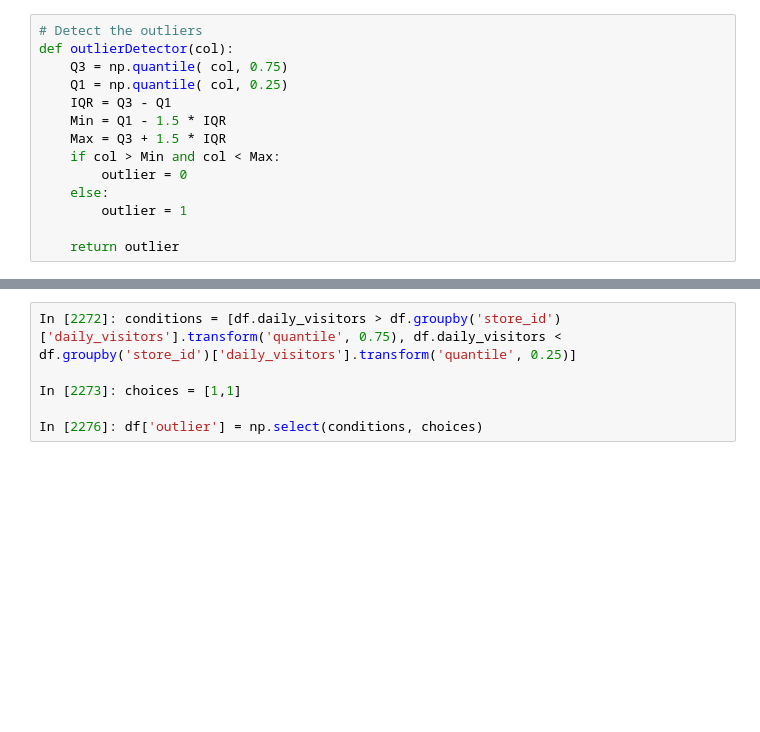
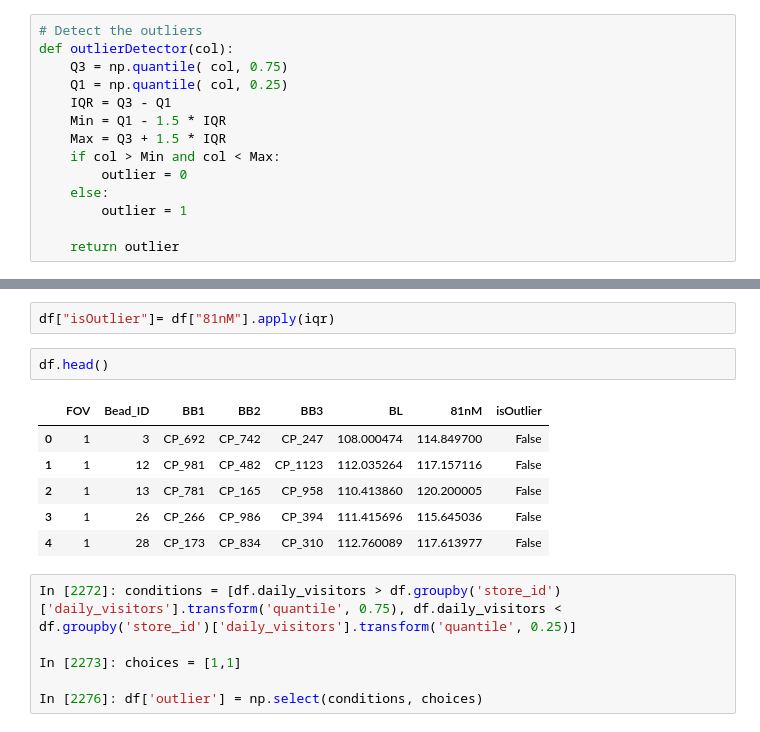
Before and after one commit to linah73/Supermarket-sales-prediction, a Jupyter notebook: Terray_assignment.ipynb, the cells around one changed output, grey strips where cells are left out. Drawn from its saved outputs; the diff is of its cells as text; blank space fills up the shorter version.

```diff
--- a/Terray_assignment.ipynb
+++ b/Terray_assignment.ipynb
@@ -452,3 +485,14 @@ def iqr(x):
+# %%
+df["isOutlier"]= df["81nM"].apply(iqr)
+# %%
+df.head()
+# %% [output]
+|  | FOV | Bead_ID | BB1 | BB2 | BB3 | BL | 81nM | isOutlier |
+| 0 | 1 | 3 | CP_692 | CP_742 | CP_247 | 108.000474 | 114.849700 | False |
+| 1 | 1 | 12 | CP_981 | CP_482 | CP_1123 | 112.035264 | 117.157116 | False |
+| 2 | 1 | 13 | CP_781 | CP_165 | CP_958 | 110.413860 | 120.200005 | False |
+| 3 | 1 | 26 | CP_266 | CP_986 | CP_394 | 111.415696 | 115.645036 | False |
+| 4 | 1 | 28 | CP_173 | CP_834 | CP_310 | 112.760089 | 117.613977 | False |
 # %%
 In [2272]: conditions = [df.daily_visitors > df.groupby('store_id')['daily_visitors'].transform('quantile', 0.75), df.daily_visitors < df.groupby('store_id')['daily_visitors'].transform('quantile', 0.25)]
 
```
Also changed, not shown: parts of 6 cells of this notebook.
